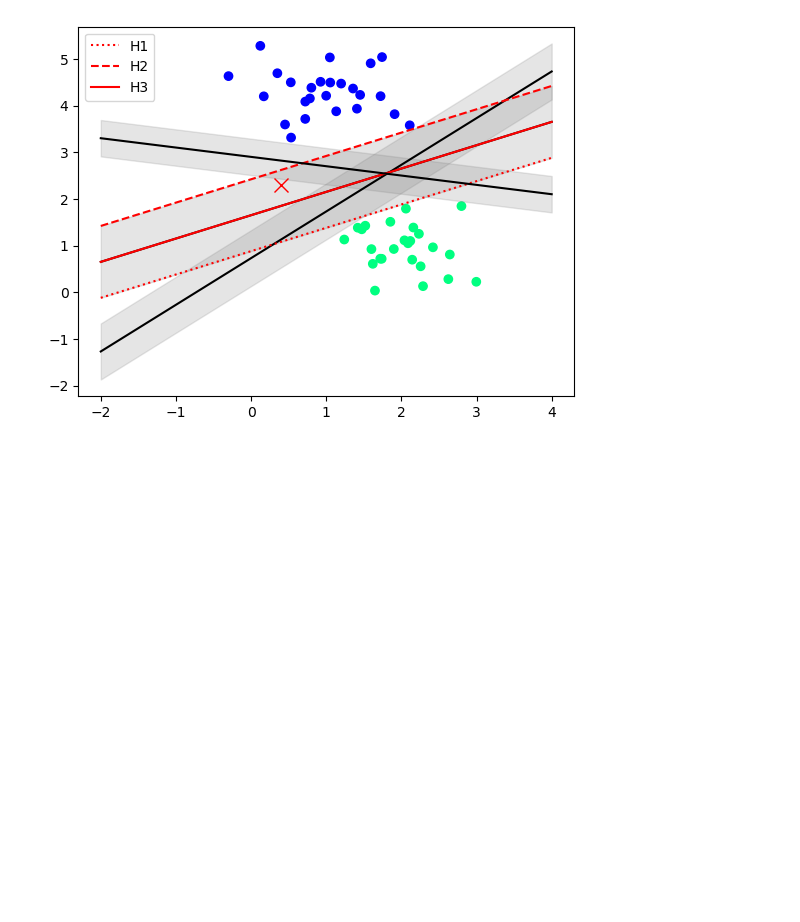
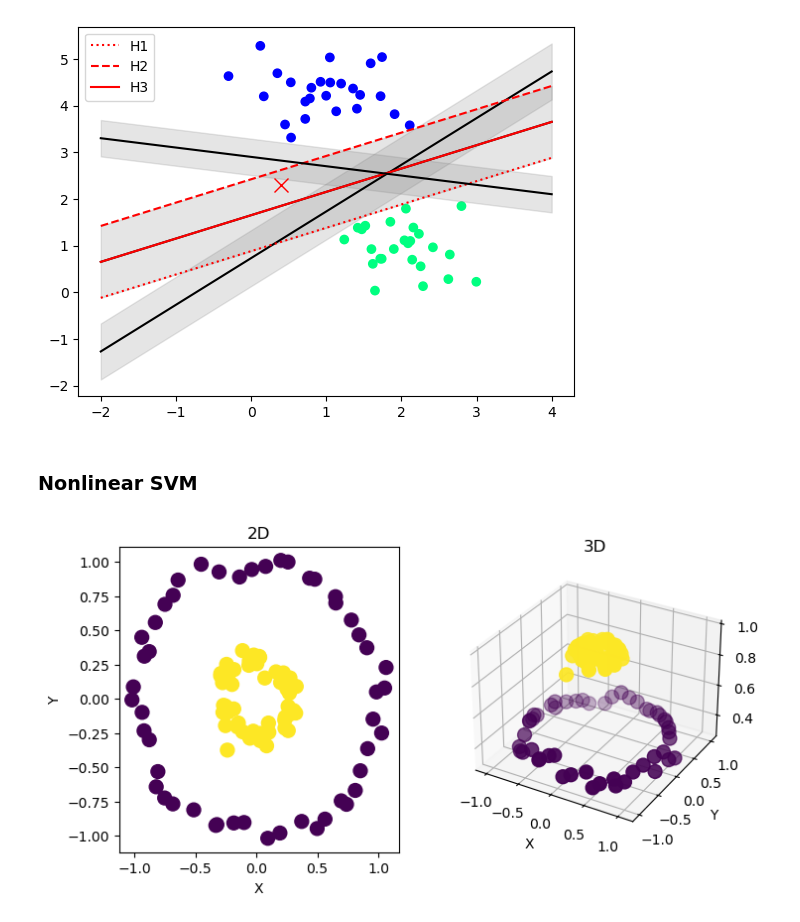
Before and after one commit to hc-sun/python-data-science, a Jupyter notebook: machine_learning.ipynb, the cells around one changed output. Saved outputs shown, nothing was run; the diff lists cells and outputs as text; code cells hidden in the pictures; blank space fills up the shorter version.

Commit message:
added plot for nonlinear svm

```diff
--- a/machine_learning.ipynb
+++ b/machine_learning.ipynb
@@ -400,3 +400,29 @@ plt.legend()
 plt.show()
 # %% [output]
 [figure]
+# %% [markdown]
+### Nonlinear SVM
+# %%
+from sklearn.datasets import make_circles
+
+X, y = make_circles(n_samples=100, factor=0.3, noise=0.05)
+r = np.exp(-(X ** 2).sum(1))
+X_3D = np.append(X, r.reshape(-1, 1), axis=1)
+
+fig = plt.figure(figsize=(8, 4))
+
+ax1 = fig.add_subplot(121)
+ax1.scatter(X[:, 0], X[:, 1], c=y, s=100)
+ax1.set_xlabel('X')
+ax1.set_ylabel('Y')
+ax1.set_title('2D')
+
+ax2 = fig.add_subplot(122, projection='3d')
+ax2.scatter(X_3D[:, 0], X_3D[:, 1], X_3D[:, 2], c=y, s=100)
+ax2.set_xlabel('X')
+ax2.set_ylabel('Y')
+ax2.set_title('3D')
+
+plt.show()
+# %% [output]
+[figure, added]
```
